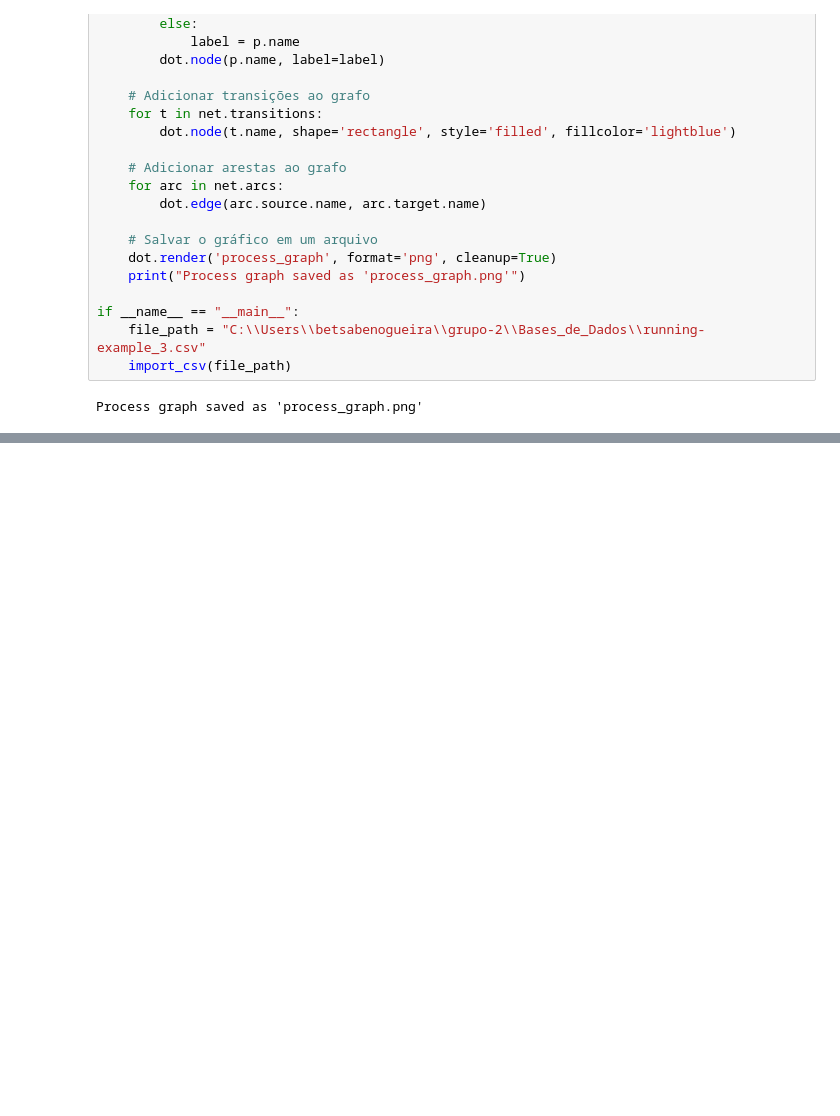
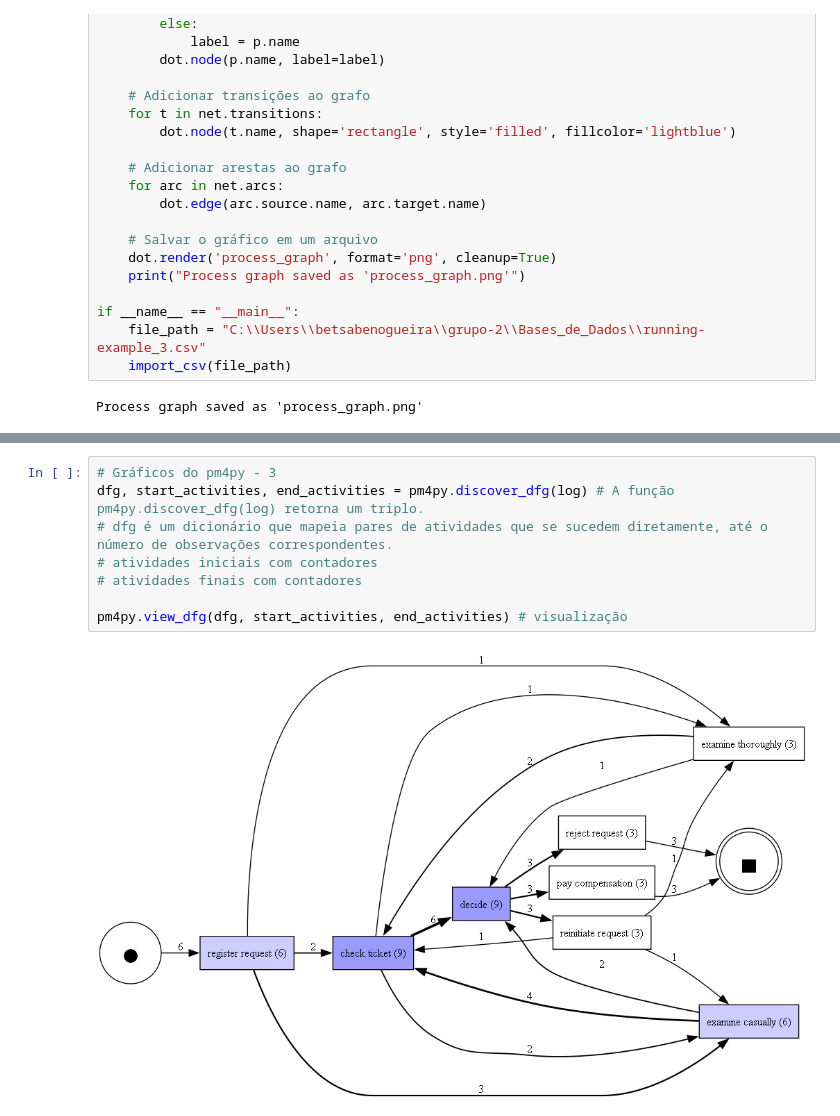
Before and after one commit to gabriellaserra/Process-mining-novo, a Jupyter notebook: Notebooks/betsabe.ipynb, the cells around one changed output, grey strips where cells are left out. Saved outputs shown, nothing was run; the diff lists cells and outputs as text; blank space fills up the shorter version.

```diff
--- a/Notebooks/betsabe.ipynb
+++ b/Notebooks/betsabe.ipynb
@@ -271,0 +328,10 @@ Process graph saved as 'process_graph.png'
+# %%
+# Gráficos do pm4py - 3
+dfg, start_activities, end_activities = pm4py.discover_dfg(log) # A função pm4py.discover_dfg(log) retorna um triplo.
+# dfg é um dicionário que mapeia pares de atividades que se sucedem diretamente, até o número de observações correspondentes.
+# atividades iniciais com contadores
+# atividades finais com contadores
+
+pm4py.view_dfg(dfg, start_activities, end_activities) # visualização
+# %% [output]
+[figure, added]
```
Also changed, not shown: parts of 5 cells of this notebook.
